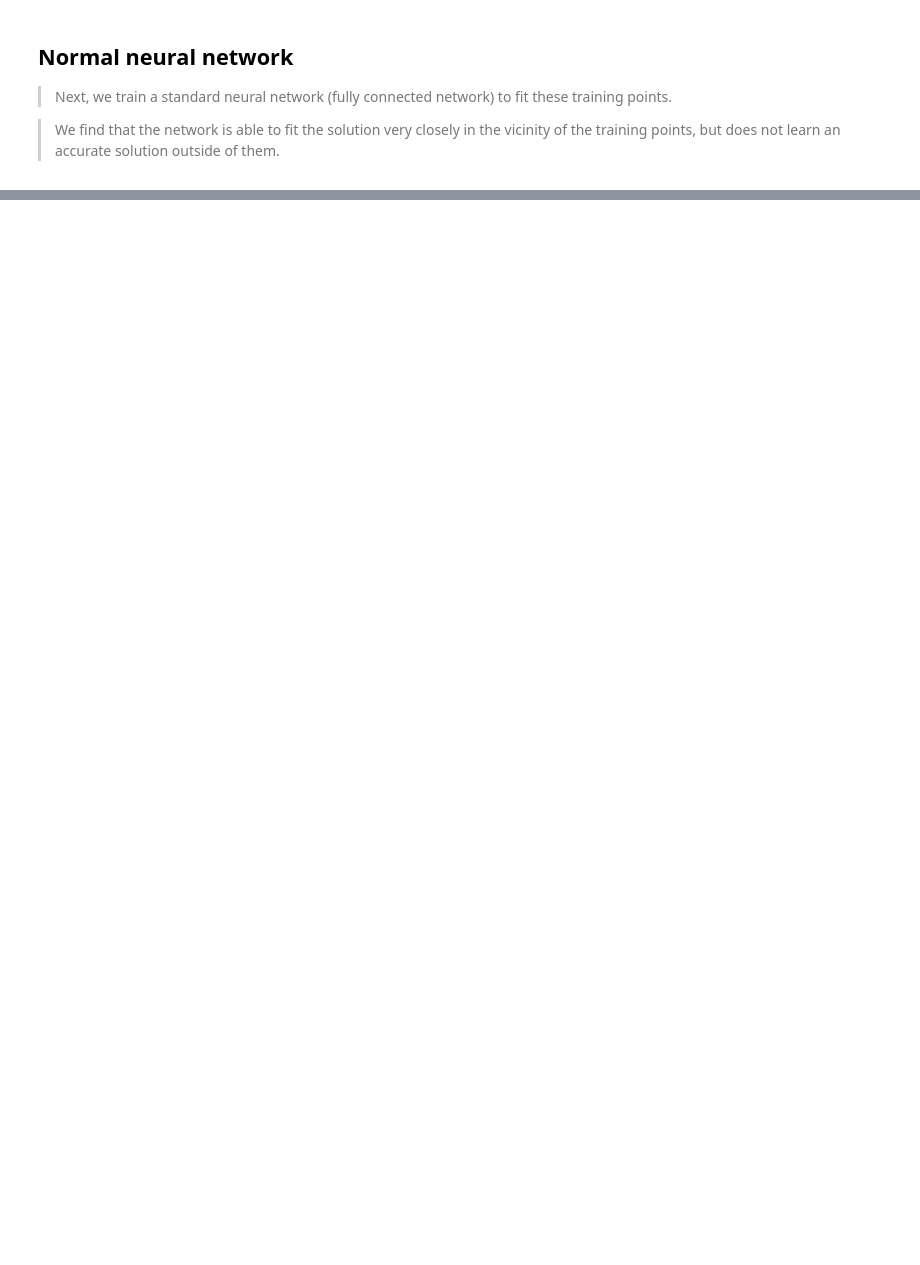
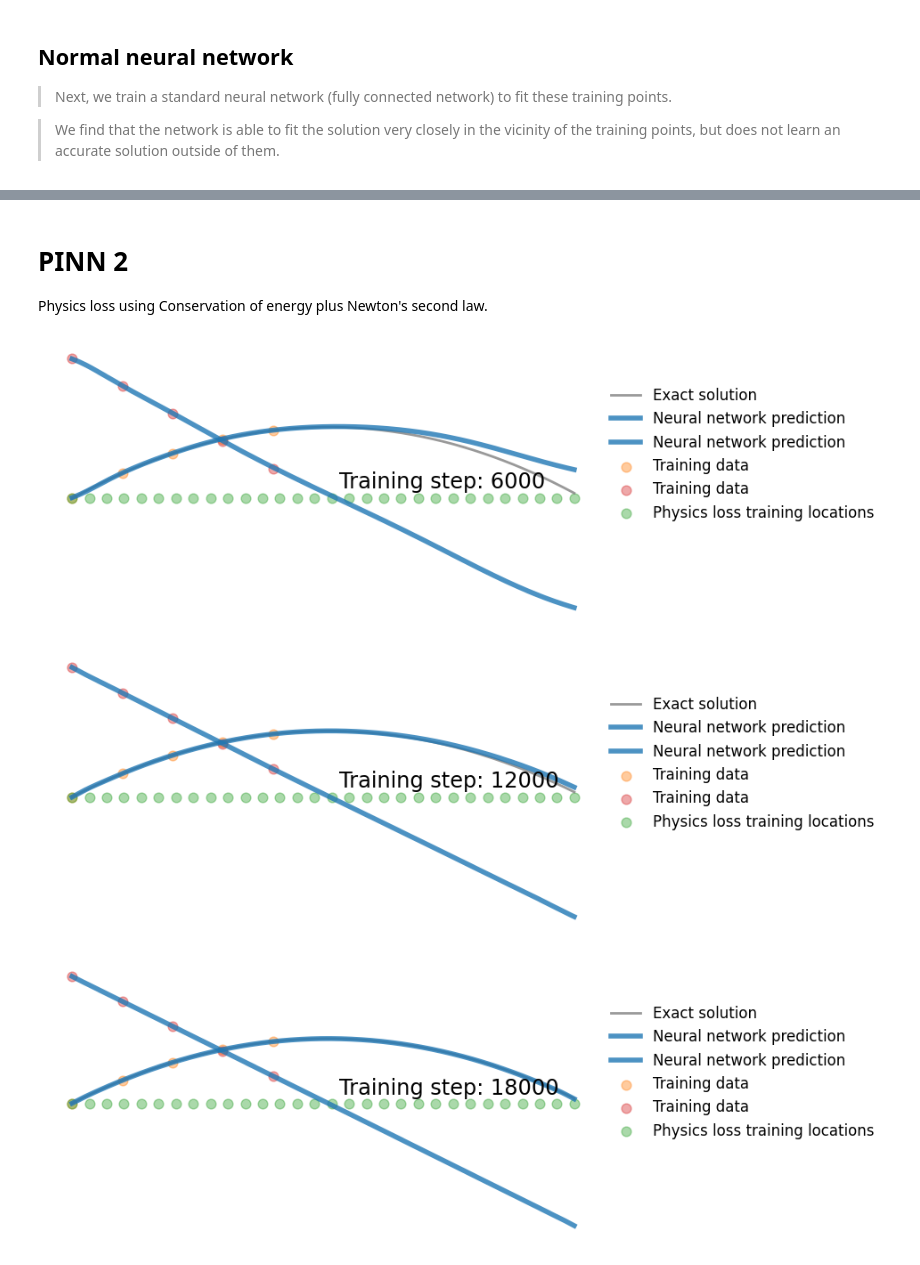
Before and after one commit to andrew-infogrid/harmonic-oscillator-pinn, a Jupyter notebook: BallisticsPINN.ipynb, the cells around one changed output, grey strips where cells are left out. Cells and saved outputs as stored; diff of their text form; code cells hidden in the pictures; blank space fills up the shorter version.

```diff
--- a/BallisticsPINN.ipynb
+++ b/BallisticsPINN.ipynb
@@ -241,0 +232,58 @@ save_gif("pinn.gif", files, fps=20, loop=0)
+# %% [markdown]
+# PINN 2
+
+Physics loss using Conservation of energy plus Newton's second law.
+# %%
+# sample locations over the problem domain
+t_physics = torch.linspace(0, 2, 30).view(-1, 1).requires_grad_(True)
+physics_weight = 1e-2
+
+torch.manual_seed(123)
+model = FCN(1, 2, 32, 3)
+optimizer = torch.optim.Adam(model.parameters(), lr=1e-4)
+files = []
+for i in range(20000):
+    optimizer.zero_grad()
+
+    # compute the "data loss"
+    hv_hat = model(t_data)
+    data_loss = torch.mean((hv_hat - hv_data) ** 2)
+
+    # compute the "physics loss"
+    hv_p = model(t_physics)
+
+    # KE + PE is conserved
+    energy = 0.5 * hv_p[:, 1] ** 2 - g * hv_p[:, 0]
+
+    # F = ma -> a = -g
+    newton = torch.autograd.grad(hv_p[:, 1], t_physics, torch.ones_like(hv_p[:, 1]), create_graph=True)[0]
+
+    energy_conservation = torch.autograd.grad(energy, t_physics, torch.ones_like(energy), create_graph=True)[0]
+    physics_loss = torch.mean(energy_conservation**2) + torch.mean((newton - g)**2)
+
+    # backpropagate joint loss
+    loss = data_loss + physics_weight * physics_loss  # add two loss terms together
+    loss.backward()
+    optimizer.step()
+
+    # plot the result as training progresses
+    if (i + 1) % 150 == 0:
+        hv_hat = model(t).detach()
+        xp = t_physics.detach()
+
+        plot_result(t, hv[:, 0], t_data, hv_data, hv_hat, xp)
+
+        file = "plots/pinn_%.8i.png" % (i + 1)
+        plt.savefig(file, bbox_inches="tight", pad_inches=0.1, dpi=100, facecolor="white")
+        files.append(file)
+
+        if (i + 1) % 6000 == 0:
+            plt.show()
+        else:
+            plt.close("all")
+
+save_gif("./figures/ballistics-pinn2.gif", files, fps=20, loop=0)
+# %% [output]
+[figure, added]
+[figure, added]
+[figure, added]
```
Also changed, not shown: parts of 7 cells of this notebook, 10 other files.
